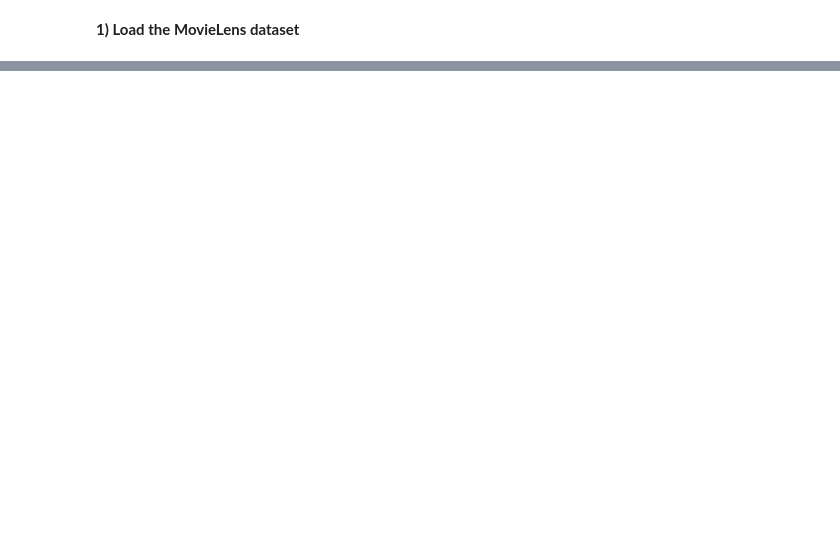
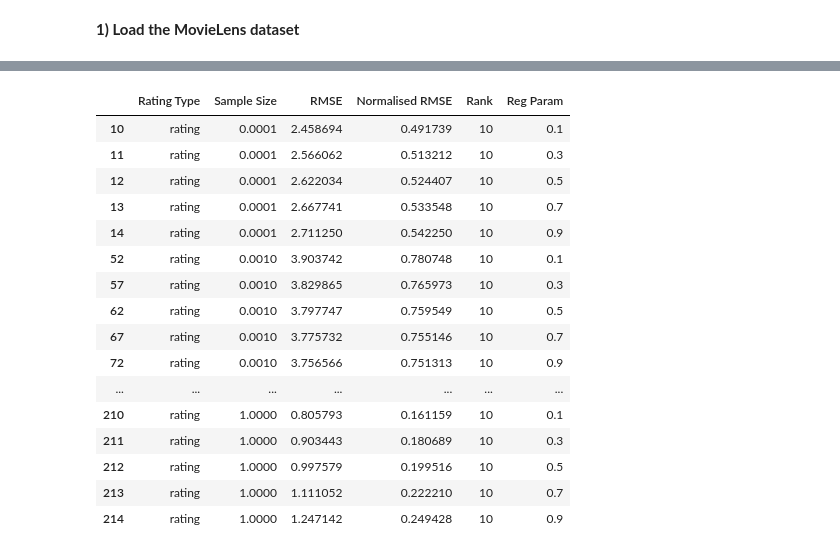
Before and after one commit to tobystaines/MovieLensBDCW, a Jupyter notebook: Coursework2.ipynb, the cells around one changed output, grey strips where cells are left out. Saved outputs shown, nothing was run; the diff lists cells and outputs as text; code cells hidden in the pictures; blank space fills up the shorter version.

Commit message:
Replace ipynb with final submitted version

```diff
--- a/Coursework2.ipynb
+++ b/Coursework2.ipynb
@@ -73,14 +87,0 @@ Other things we could do:
-# %%
-%%time
-DEBUGGING = True
-# Downsample ratings dataframe for development
-if DEBUGGING:
-    ratings = ratings.sample(withReplacement=False, fraction=0.005, seed=0) #Set seed for reproducibiity
-    print("Ratings downsampled to {} for testing purposes".format(ratings.count()))
-
-# split ratings dataframe into training and test sets
-# Note - ideally we would split the dataset according to a proportion of the userIDs
-ratings_train, ratings_test = ratings.randomSplit([0.9, 0.1], seed=0)
-# cache and save dataframes to reduce execution time
-ratings_train.cache()
-ratings_test.cache()
@@ -245,0 +532,20 @@ Other things we can do:
+# %%
+rank10
+# %% [output]
+|  | Rating Type | Sample Size | RMSE | Normalised RMSE | Rank | Reg Param |
+| 10 | rating | 0.0001 | 2.458694 | 0.491739 | 10 | 0.1 |
+| 11 | rating | 0.0001 | 2.566062 | 0.513212 | 10 | 0.3 |
+| 12 | rating | 0.0001 | 2.622034 | 0.524407 | 10 | 0.5 |
+| 13 | rating | 0.0001 | 2.667741 | 0.533548 | 10 | 0.7 |
+| 14 | rating | 0.0001 | 2.711250 | 0.542250 | 10 | 0.9 |
+| 52 | rating | 0.0010 | 3.903742 | 0.780748 | 10 | 0.1 |
+| 57 | rating | 0.0010 | 3.829865 | 0.765973 | 10 | 0.3 |
+| 62 | rating | 0.0010 | 3.797747 | 0.759549 | 10 | 0.5 |
+| 67 | rating | 0.0010 | 3.775732 | 0.755146 | 10 | 0.7 |
+| 72 | rating | 0.0010 | 3.756566 | 0.751313 | 10 | 0.9 |
+| ... | ... | ... | ... | ... | ... | ... |
+| 210 | rating | 1.0000 | 0.805793 | 0.161159 | 10 | 0.1 |
+| 211 | rating | 1.0000 | 0.903443 | 0.180689 | 10 | 0.3 |
+| 212 | rating | 1.0000 | 0.997579 | 0.199516 | 10 | 0.5 |
+| 213 | rating | 1.0000 | 1.111052 | 0.222210 | 10 | 0.7 |
+| 214 | rating | 1.0000 | 1.247142 | 0.249428 | 10 | 0.9 |
```
Also changed, not shown: parts of 45 cells of this notebook.
